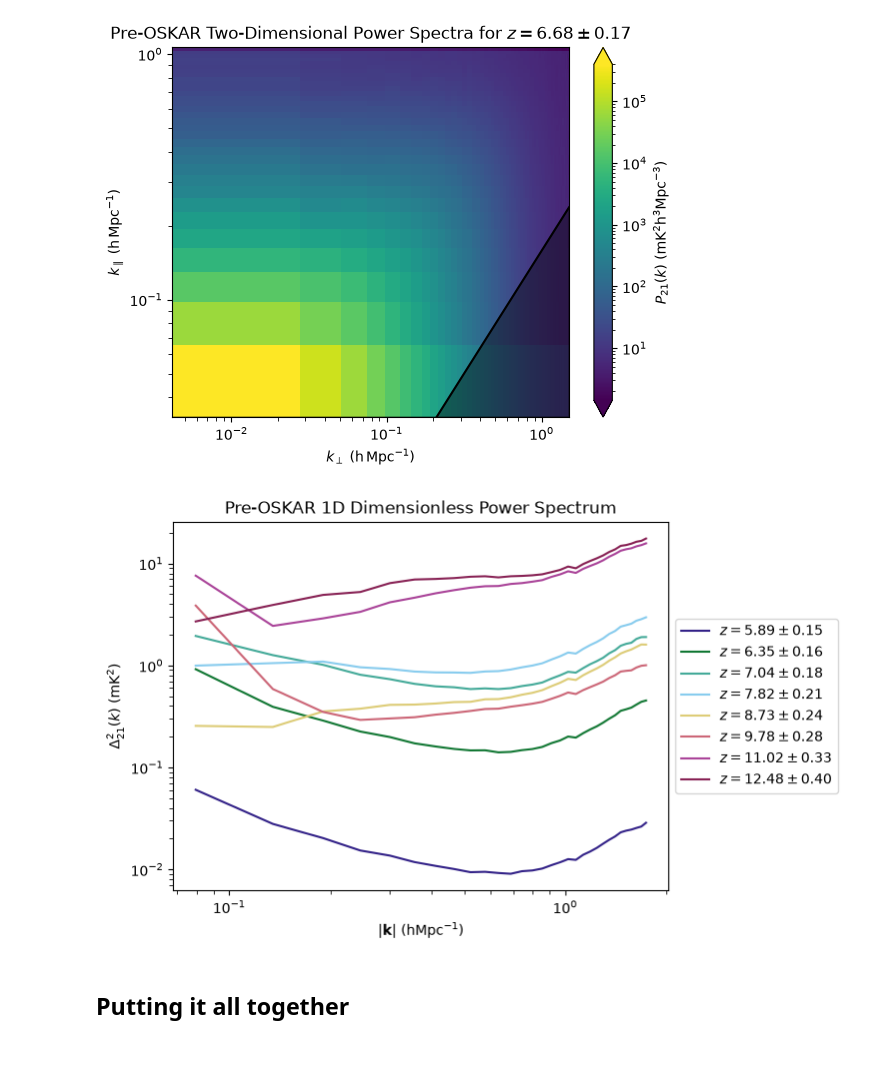
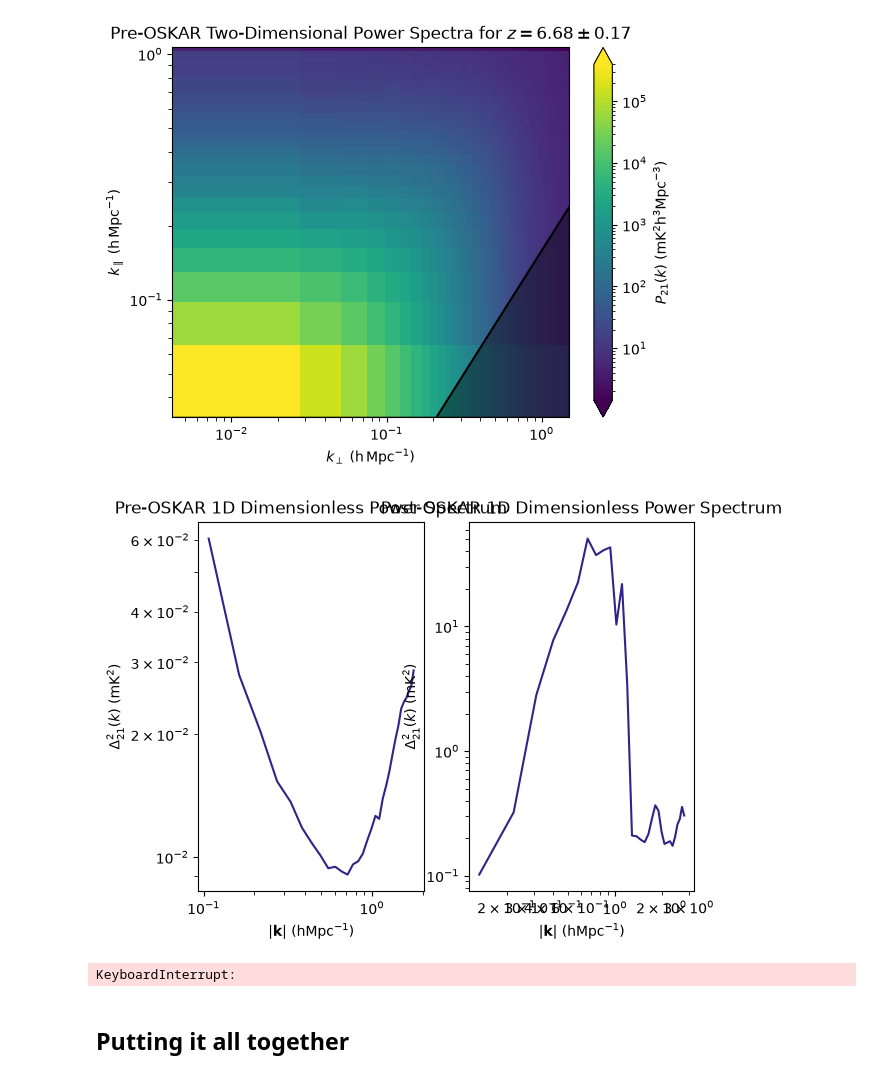
Before and after one commit to oliviax727/phd-programs, a Jupyter notebook: oskar-chips/h5-to-ps.ipynb, the cells around one changed output. Saved outputs shown, nothing was run; the diff lists cells and outputs as text; code cells hidden in the pictures.

```diff
--- a/oskar-chips/h5-to-ps.ipynb
+++ b/oskar-chips/h5-to-ps.ipynb
@@ -394,46 +394,59 @@ def plot_1dps_axis(ax, k, ps1d, z_bin, color = (0.0, 0.0, 0.0), plot_extras = Tr
     ax.set_xlabel(r"$|\mathbf{k}|$ ($\mathrm{h} \mathrm{Mpc}^{-1}$)")
     ax.set_ylabel(r"$\Delta_{21}^2 (k)$ ($\mathrm{mK}^2$)")
 
+    ax.set_xscale("log")
+    ax.set_yscale("log")
+
+    ax.tick_params(which="minor", length=3)
+
     if plot_extras:
-        ax.set_xscale("log")
-        ax.set_yscale("log")
-
-        ax.tick_params(which="minor", length=3)
-
-        ax.set_title(r"Pre-OSKAR 1D Dimensionless Power Spectrum")
-
         ax.legend(loc='center left', bbox_to_anchor=(1, 0.5))
 # %%
-fig, ax = plt.subplots()
+fig, ax = plt.subplots(nrows=1, ncols=2)
+
+[ax1, ax2] = ax
 
 tol_color = [
     "#332288",
     "#117733",
     "#44aa99",
     "#88ccee",
     "#ddcc77",
     "#cc6677",
     "#aa4499",
     "#882255",
 ]
 
 for i in range(8):
+    # Both
+    chunk_sel = int(i * chunk_values.shape[0] / 8) + 2
+    czbn = chunk_z_bins[chunk_sel]
 
-    chunk_sel = int(i * chunk_values.shape[0] / 8) + 2
-
+    # Pre
     chunk = chunk_values[chunk_sel, :, :, :]
     cvox = chunk_voxels[chunk_sel, :, :, :]
-    czbn = chunk_z_bins[chunk_sel]
 
-    ps2d, k_perp, k_para = cylindrical_power_spectrum(*cubic_power_spectra(chunk, cvox))
+    ps2d, k_perp, k_para = pst.cylindrical_power_spectrum(*pst.cubic_power_spectra(chunk, cvox))
 
-    ps1d, k = dimensionless_power_spectrum(ps2d, k_perp, k_para)
+    ps1d, k = pst.dimensionless_power_spectrum(ps2d, k_perp, k_para)
 
-    plot_1dps_axis(ax, k[:-1], ps1d[:-1], czbn, tol_color[i], i == 7)
+    plot_1dps_axis(ax1, k, ps1d, czbn, tol_color[i], i == 7)
 
-plt.show()
+    # Post
+    ps2d, k_perp, k_para = chipsm.extract_and_load_2dps(f"~/oskareor.data/oskar.data/fiducial/ps2ds/fiducial_ps2d_data_chunk_{chunk_sel}.npz")
+
+    ps1d, k = pst.dimensionless_power_spectrum(ps2d, k_perp, k_para)
+
+    plot_1dps_axis(ax2, k, ps1d, czbn, tol_color[i], i == 7)
+
+
+    ax1.set_title(r"Pre-OSKAR 1D Dimensionless Power Spectrum")
+    ax2.set_title(r"Post-OSKAR 1D Dimensionless Power Spectrum")
+    plt.show()
+    exit
 # %% [output]
-[figure, old version]
+[figure, new version]
+KeyboardInterrupt:
 # %% [markdown]
 ## Putting it all together
 # %%
```
Also changed, not shown: parts of 2 cells of this notebook, 1 other file.
